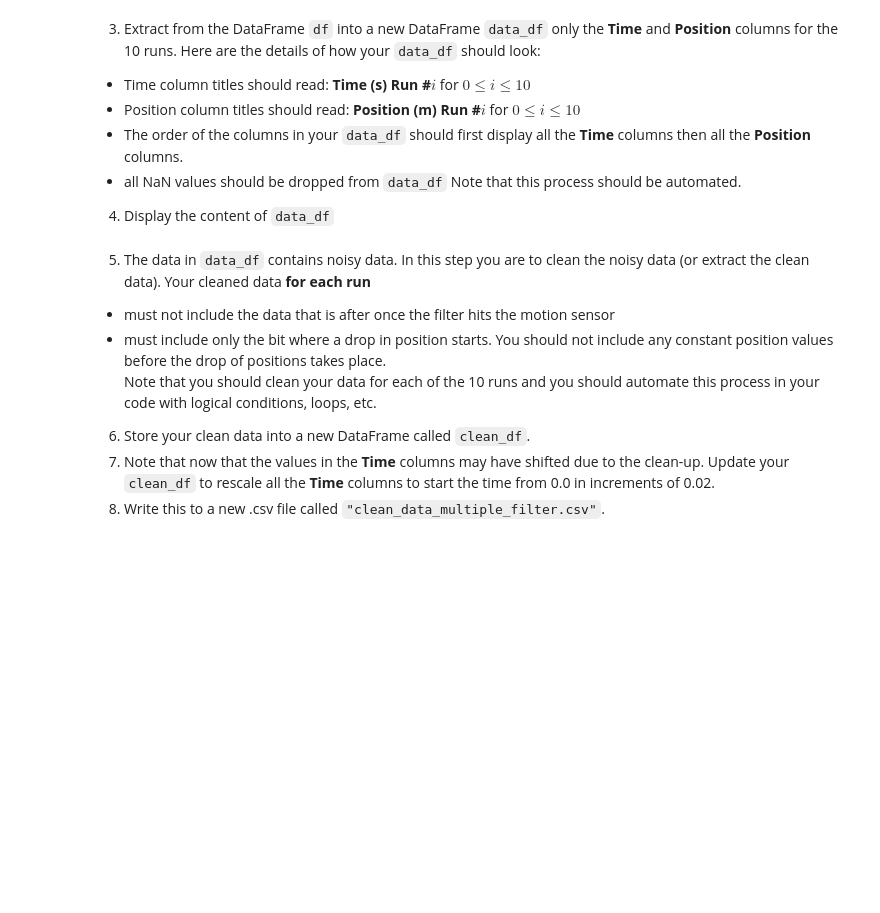
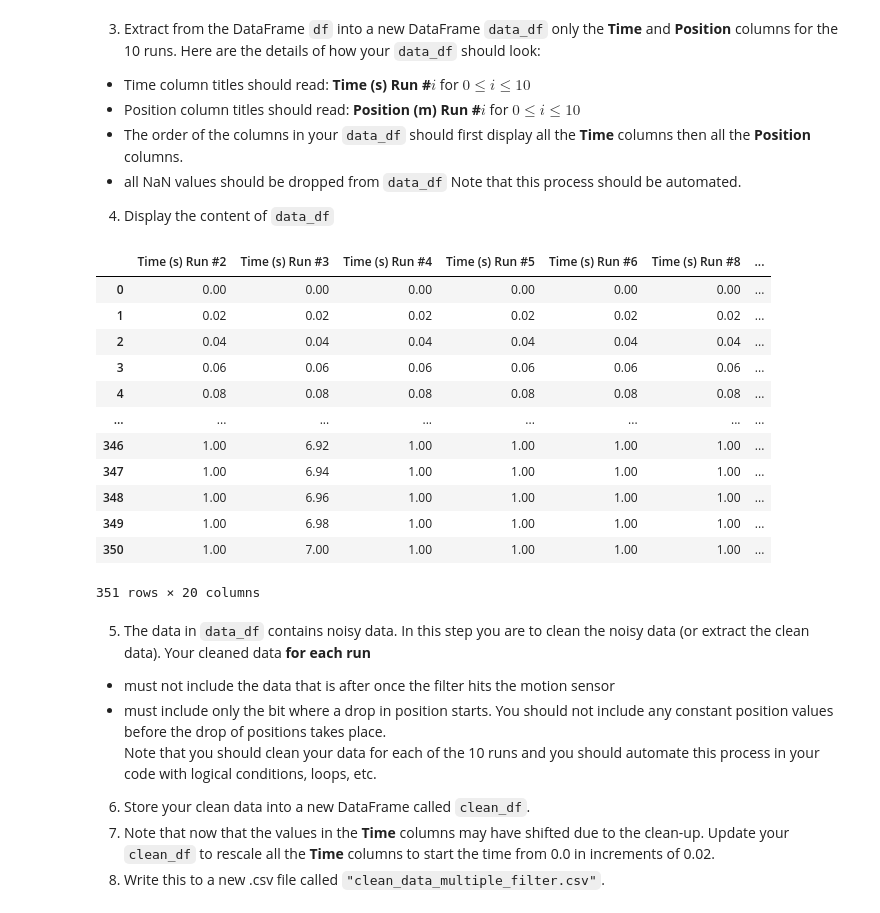
Before and after one commit to DinnerDinner/SF2-Codes, a Jupyter notebook: assign1.ipynb, the cells around one changed output. Saved outputs shown, nothing was run; the diff lists cells and outputs as text; code cells hidden in the pictures; blank space fills up the shorter version.

```diff
--- a/assign1.ipynb
+++ b/assign1.ipynb
@@ -209,3 +222,31 @@ Note that this process should be automated.
+# %%
+columns = df.columns
+data_df = []
+
+for i in range(0, len(columns), 4): #time
+    data_df.append(columns[i])
+
+for i in range(1,len(columns),4): #position
+    data_df.append(columns[i])
+
+data_df = df[data_df]
+data_df = data_df.replace(np.nan, 1) #i didnt switch it to 0 or else it would mess with the cleaning process later on
+
+data_df
+# %% [output]
+|  | Time (s) Run #2 | Time (s) Run #3 | Time (s) Run #4 | Time (s) Run #5 | Time (s) Run #6 | Time (s) Run #8 | ... |
+| 0 | 0.00 | 0.00 | 0.00 | 0.00 | 0.00 | 0.00 | ... |
+| 1 | 0.02 | 0.02 | 0.02 | 0.02 | 0.02 | 0.02 | ... |
+| 2 | 0.04 | 0.04 | 0.04 | 0.04 | 0.04 | 0.04 | ... |
+| 3 | 0.06 | 0.06 | 0.06 | 0.06 | 0.06 | 0.06 | ... |
+| 4 | 0.08 | 0.08 | 0.08 | 0.08 | 0.08 | 0.08 | ... |
+| ... | ... | ... | ... | ... | ... | ... | ... |
+| 346 | 1.00 | 6.92 | 1.00 | 1.00 | 1.00 | 1.00 | ... |
+| 347 | 1.00 | 6.94 | 1.00 | 1.00 | 1.00 | 1.00 | ... |
+| 348 | 1.00 | 6.96 | 1.00 | 1.00 | 1.00 | 1.00 | ... |
+| 349 | 1.00 | 6.98 | 1.00 | 1.00 | 1.00 | 1.00 | ... |
+| 350 | 1.00 | 7.00 | 1.00 | 1.00 | 1.00 | 1.00 | ... |
+351 rows × 20 columns
 # %% [markdown]
 5. The data in `data_df` contains noisy data.  In this step you are to clean the noisy data (or extract the clean data). Your cleaned data **for each run**
 - must not include the data that is after once the filter hits the motion sensor
```
Also changed, not shown: parts of 7 cells of this notebook, 1 other file.
